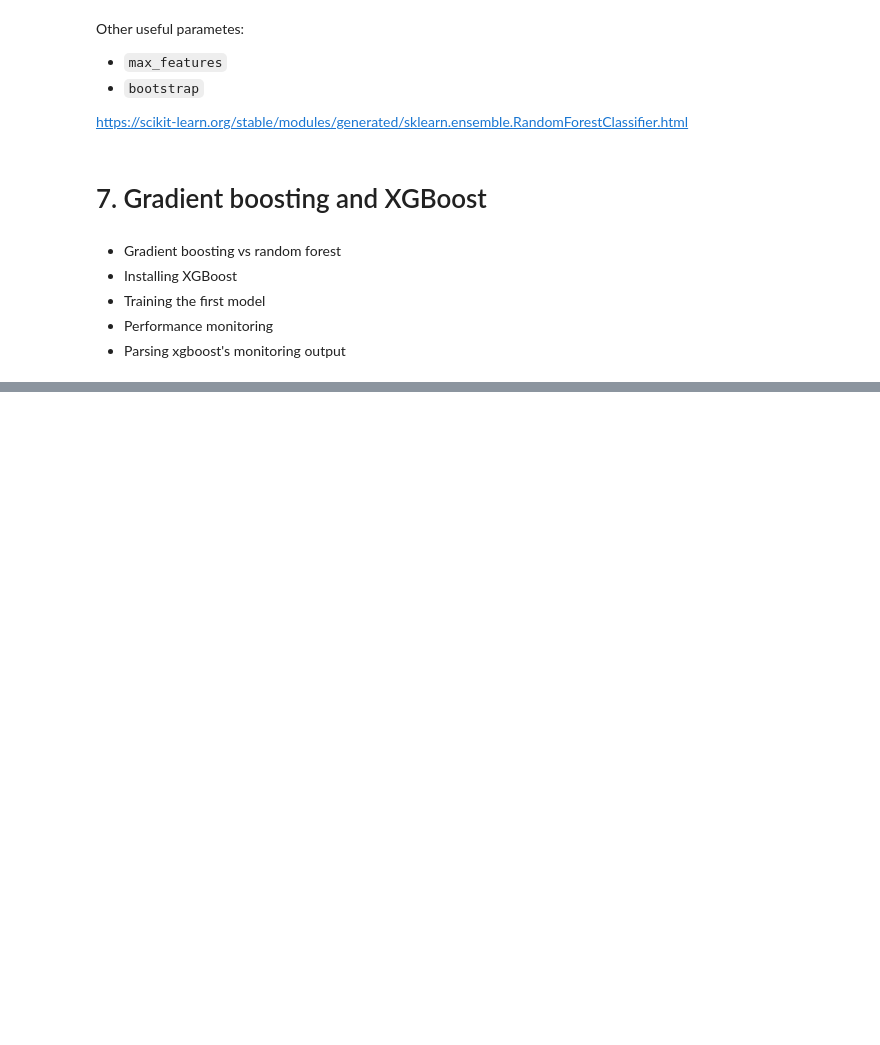
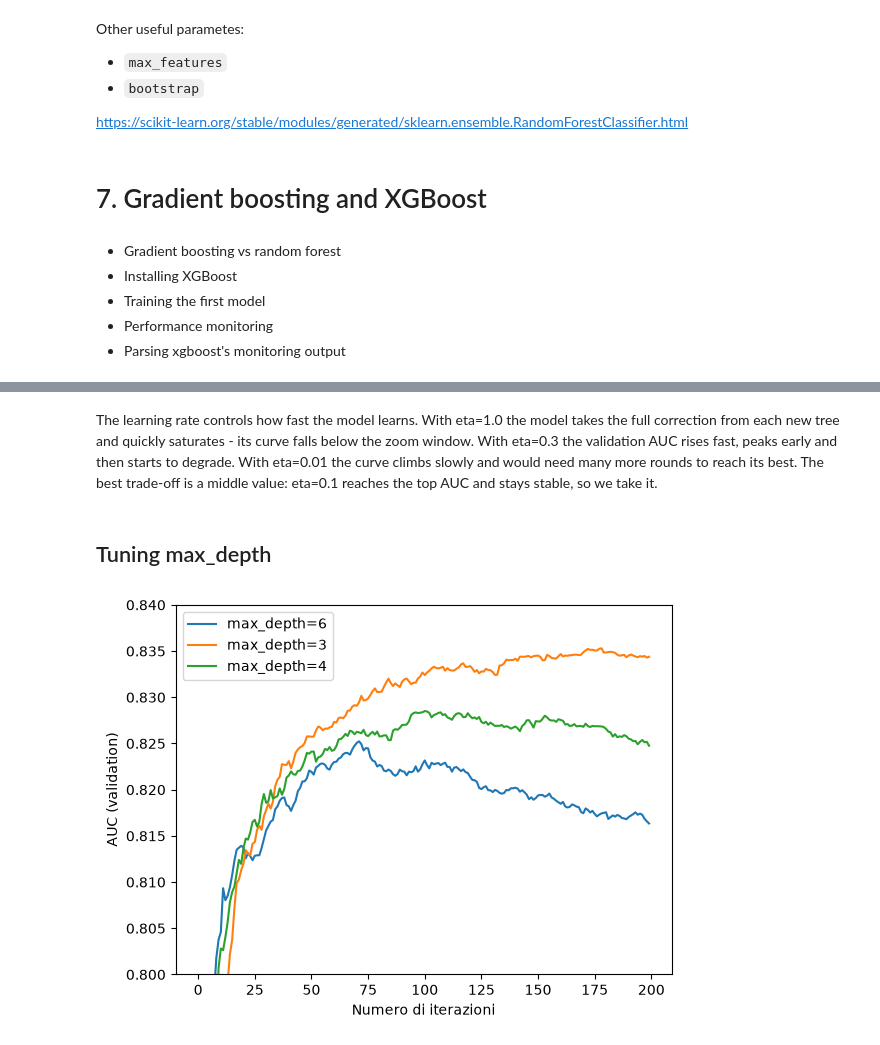
Before and after one commit to nexena93/ZoomML_Homeworks, a Jupyter notebook: 06_trees/notebook.ipynb, the cells around one changed output, grey strips where cells are left out. Drawn from its saved outputs; the diff is of its cells as text; code cells hidden in the pictures; blank space fills up the shorter version.

```diff
--- a/06_trees/notebook.ipynb
+++ b/06_trees/notebook.ipynb
@@ -1010,0 +1024,38 @@ plt.legend()
+# %% [markdown]
+The learning rate controls how fast the model learns. With eta=1.0 the model takes the full correction from each new tree and quickly saturates - its curve falls below the zoom window. With eta=0.3 the validation AUC rises fast, peaks early and then starts to degrade. With eta=0.01 the curve climbs slowly and would need many more rounds to reach its best. The best trade-off is a middle value: eta=0.1 reaches the top AUC and stays stable, so we take it.
+# %% [markdown]
+## Tuning max_depth
+# %%
+scores = {}
+
+for depth in [6, 3, 4]:
+    xgb_params = {
+        'eta': 0.1,            # il valore migliore trovato in precedenza
+        'max_depth': depth,
+        'min_child_weight': 1,
+
+        'objective': 'binary:logistic',
+        'eval_metric': 'auc',
+
+        'nthread': 8,
+        'seed': 1,
+        'verbosity': 1,
+    }
+
+    results = {}
+    xgb.train(xgb_params, dtrain, num_boost_round=200,
+              verbose_eval=False, evals=watchlist,
+              evals_result=results)
+
+    scores['max_depth=%s' % depth] = results['val']['auc']
+
+for key, val_auc in scores.items():
+    plt.plot(range(len(val_auc)), val_auc, label=key)
+
+plt.xlabel('Numero di iterazioni')
+plt.ylabel('AUC (validation)')
+plt.ylim(0.80, 0.84)   # adatta ai tuoi valori
+plt.legend()
+plt.show()
+# %% [output]
+[figure, added]
```
Also changed, not shown: parts of 57 cells of this notebook, 1 other file.
